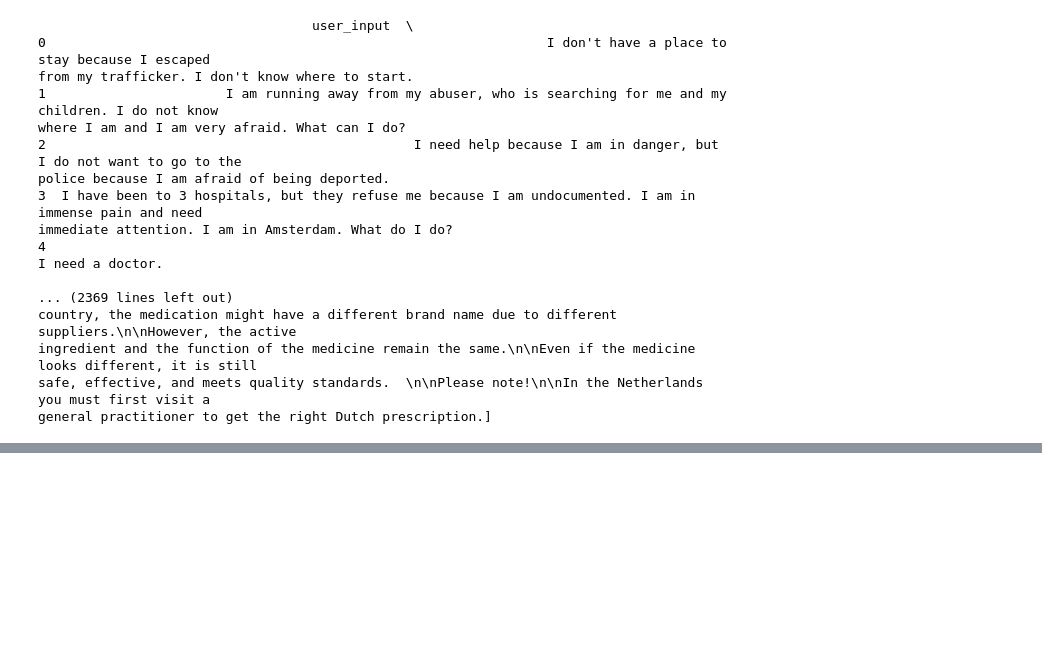
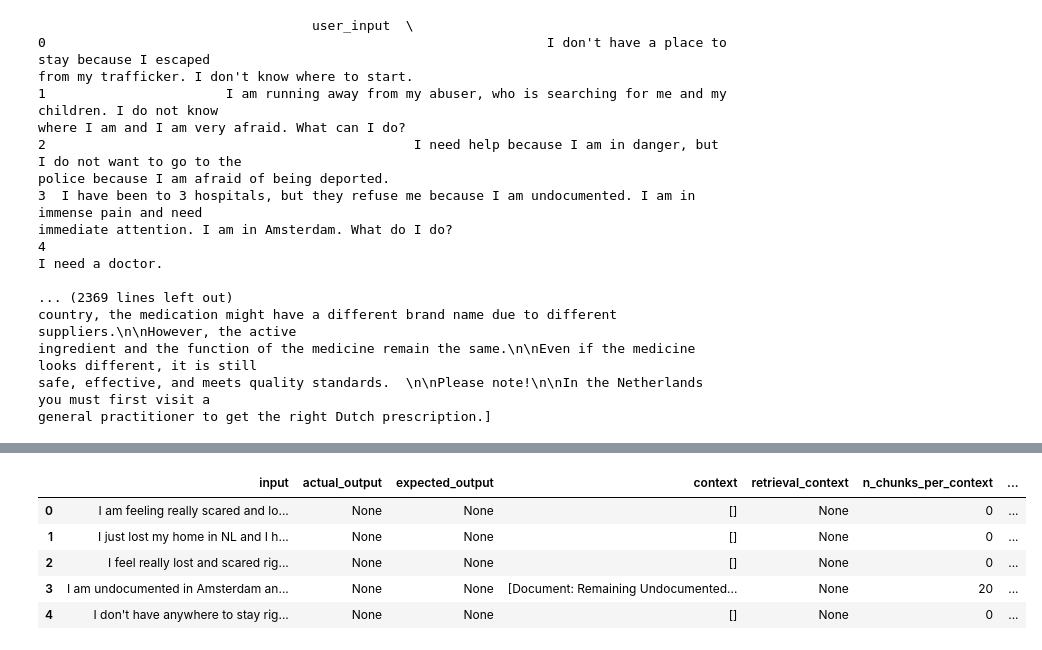
Before and after one commit to rodekruis/HIA-eval-framework, a Jupyter notebook: notebooks/experiments.ipynb, the cells around one changed output, grey strips where cells are left out. Drawn from its saved outputs; the diff is of its cells as text; code cells hidden in the pictures; blank space fills up the shorter version.

```diff
--- a/notebooks/experiments.ipynb
+++ b/notebooks/experiments.ipynb
@@ -576,0 +593,93 @@ general practitioner to get the right Dutch prescription.]
+# %%
+import os
+import ast
+from deepeval.dataset import Golden
+import pandas as pd
+from deepeval.synthesizer import Evolution, Synthesizer
+from resources.model import custom_model
+from deepeval.models import AzureOpenAIModel
+from dotenv import load_dotenv
+from deepeval.synthesizer import Synthesizer
+from deepeval.synthesizer.config import StylingConfig
+from deepeval.synthesizer.config import EvolutionConfig
+
+# Azure OpenAI credentials
+endpoint = "https://510-ai-research.openai.azure.com/"
+deployment = "gpt-4.1-students"
+api_version = "2024-12-01-preview"
+
+# loading variables from .env file
+load_dotenv()
+subscription_key = os.getenv("azure_subscription_key")
+
+# Patch the AzureOpenAIModel to handle None cost values gracefully
+class PatchedAzureModel(AzureOpenAIModel):
+    async def a_generate(self, prompt, schema=None):
+        result = await super().a_generate(prompt, schema)
+        # result is (response, cost) - force cost to 0 if None
+        if isinstance(result, tuple):
+            return (result[0], result[1] if result[1] is not None else 0)
+        return result
+
+    def generate(self, prompt, schema=None):
+        result = super().generate(prompt, schema)
+        if isinstance(result, tuple):
+            return (result[0], result[1] if result[1] is not None else 0)
+        return result
+
+custom_model = PatchedAzureModel(
+    model=deployment,
+    api_key=subscription_key,
+    azure_endpoint=endpoint,
+    api_version=api_version,
+    deployment_name=deployment
+)
+
+df = pd.read_csv("../data/qa_pairs_context.csv")
+goldens = []
+for _, row in df.iterrows():
+    context = row["context"]
+    if pd.isna(context):
+        context_list = None
+    else:
+        try:
+            context_list = ast.literal_eval(context)
+            if not isinstance(context_list, list):
+                context_list = [str(context_list)]
+        except (ValueError, SyntaxError):
+            # fallback if the string isn't valid Python literal syntax
+            context_list = [context]
+    goldens.append(Golden(input=row["user_input"], context=context_list))
+
+styling_config = StylingConfig(
+    scenario=("Undocumented migrants, asylum seekers, EU labour migrants, or residence permit holders/ individuals with Dutch nationality "
+              "seeking information regarding shelter, healthcare/ wellbeing, food, clothing, or safety/ protection in the Netherlands."),
+    task=("Answering queries from vulnerable individuals seeking information regarding "
+          "shelter, healthcare/ wellbeing, food, clothing, or safety/ protection in the Netherlands."),
+    input_format=("User queries in English which can either be questions, inquiries, clarifications, statements, or unclear expressions of intent. "
+    "The queries may contain the following emotional undertones - fear, despair, fatigue, neutrality, frustration. "
+    "The queries can include either one topic or multiple from: Shelter, Healthcare/Wellbeing, Food, Clothing, Safety/Protection. Remember you are a vulnerable user in distress, not an analyst or a researcher. "
+    "The queries may contain spelling errors, grammatical errors, and/or informal language. The queries will most likely be in first-person." \
+    "Example of human-like queries: 'I don't have a place to stay because I escaped from my trafficker. I don't know where to start.'; 'I have been to 3 hospitals, but they refuse me because I am undocumented. I am in immense pain and need immediate attention. I am in Amsterdam. What do I do?'; 'I lost my job and got kicked out of my house because I could not pay rent. I am from Poland. I have been homeless for a couple of days, and need to shower and do laundry.'; 'I need food!'"),
+)
+
+evolution_config = EvolutionConfig(
+    evolutions={
+        Evolution.REASONING: 0.2,
+        Evolution.COMPARATIVE: 0.1,
+        Evolution.HYPOTHETICAL: 0.3,
+        Evolution.IN_BREADTH: 0.4,
+    },
+    num_evolutions=3
+)
+
+synthesizer = Synthesizer(model=custom_model, cost_tracking=False, async_mode=False, styling_config=styling_config)
+new_goldens = synthesizer.generate_goldens_from_goldens(
+    goldens=goldens,
+    include_expected_output=False,
+    max_goldens_per_golden=1,  # Increase to generate more per context
+)
+
+goldens_df = synthesizer.to_pandas()
+goldens_df.head()
+# %% [output]
@@ -576,0 +689,6 @@ general practitioner to get the right Dutch prescription.]
+|  | input | actual_output | expected_output | context | retrieval_context | n_chunks_per_context | ... |
+| 0 | I am feeling really scared and lo... | None | None | [] | None | 0 | ... |
+| 1 | I just lost my home in NL and I h... | None | None | [] | None | 0 | ... |
+| 2 | I feel really lost and scared rig... | None | None | [] | None | 0 | ... |
+| 3 | I am undocumented in Amsterdam an... | None | None | [Document: Remaining Undocumented... | None | 20 | ... |
+| 4 | I don't have anywhere to stay rig... | None | None | [] | None | 0 | ... |
```
Also changed, not shown: parts of 7 cells of this notebook, 46 other files.
